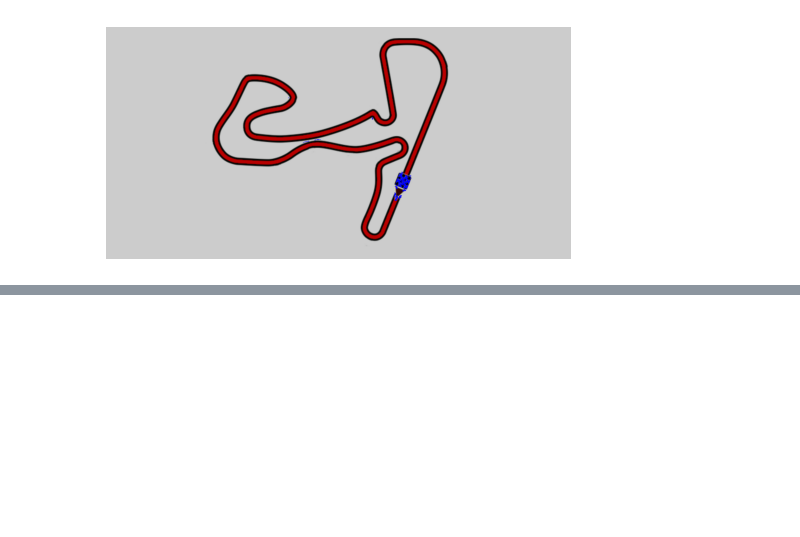
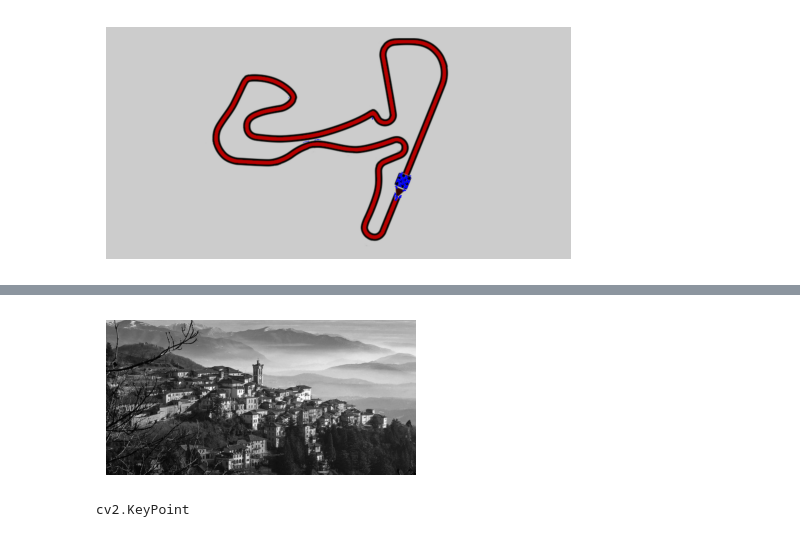
Before and after one commit to Lashi0812/OpenCV, a Jupyter notebook: notebooks/03_RetrieveAndSearchImage.ipynb, the cells around one changed output, grey strips where cells are left out. Saved outputs shown, nothing was run; the diff lists cells and outputs as text; code cells hidden in the pictures; blank space fills up the shorter version.

```diff
--- a/notebooks/03_RetrieveAndSearchImage.ipynb
+++ b/notebooks/03_RetrieveAndSearchImage.ipynb
@@ -157,0 +180,5 @@ resize shape (720, 1441, 3)
+# %%
+gray_img = cv2.cvtColor(img,cv2.COLOR_BGR2GRAY)
+helper.plot_img(gray_img)
+# %% [output]
+[figure, added]
@@ -157,0 +188,4 @@ resize shape (720, 1441, 3)
+# %%
+type(keypoints[0])
+# %% [output]
+cv2.KeyPoint
```
Also changed, not shown: parts of 5 cells of this notebook.
